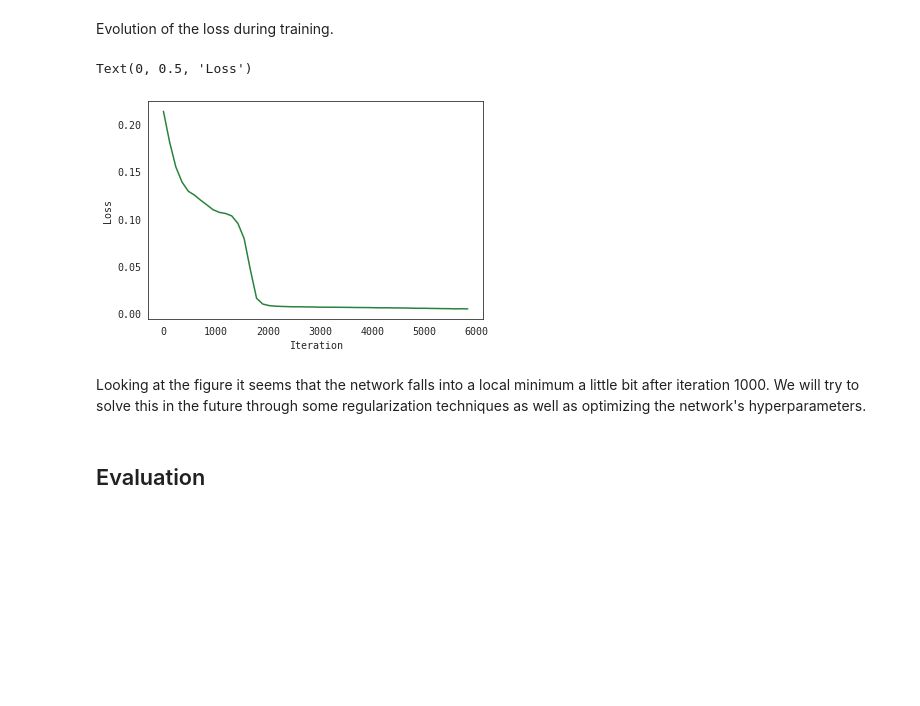
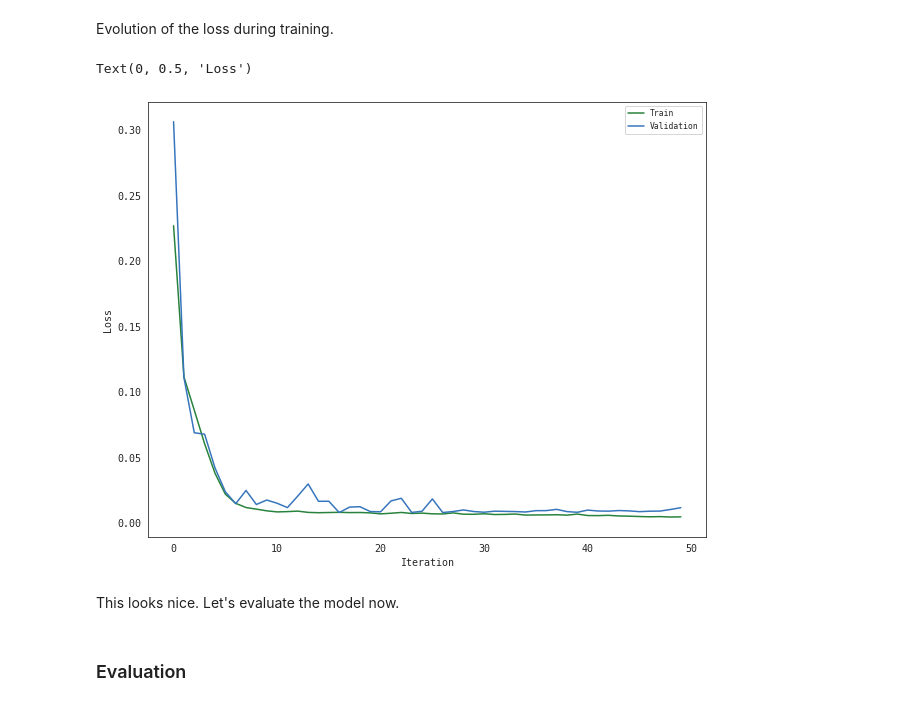
Before and after one commit to nmarceloromero/ML_Playground, a Jupyter notebook: Disaster_Tweets_BERT_MLP.ipynb, the cells around one changed output. Cells and saved outputs as stored; diff of their text form; code cells hidden in the pictures; blank space fills up the shorter version.

```diff
--- a/Disaster_Tweets_BERT_MLP.ipynb
+++ b/Disaster_Tweets_BERT_MLP.ipynb
@@ -369,11 +426,11 @@ def train(model, optimizer, criterion, dataloader, epoch):
 BATCH_SIZE    = 64      # Batch size.
 EPOCHS        = 50      # Epochs.
 LEARNING_RATE = 0.0005  # Learning rate.
-DROPOUT       = 0.3     # Dropout.
+DROPOUT       = 0.5     # Dropout.
 L2_LAMBDA     = 1e-4    # Lambda for L2 Regularization.
 
 # Model config.
 INPUT_SIZE  = 768 # The size of the BERT features.
 OUTPUT_SIZE = 1   # Binary classification, so the output is only one element.
-num_units = [[INPUT_SIZE, 512], [512, 256], [256, OUTPUT_SIZE]]
-activations = ['relu', 'relu', 'sigmoid']
+num_units = [[INPUT_SIZE, 512], [512, 256], [256, 128], [128, OUTPUT_SIZE]]
+activations = ['relu', 'relu', 'relu', 'sigmoid']
@@ -395,18 +440,25 @@ model = Classifier(num_units=num_units, activations=activations).to(device)
 # %% [markdown]
 ### Main training loop
 # %%
+# Set up dataloaders.
+train_dataloader = DataLoader(train_dataset, batch_size=BATCH_SIZE)
+val_dataloader = DataLoader(val_dataset, batch_size=BATCH_SIZE)
+
 # Define loss function and optimizer.
 criterion = torch.nn.BCELoss()
 optimizer = torch.optim.Adam(model.parameters(), lr=LEARNING_RATE, weight_decay=L2_LAMBDA)
 
 # Train the network.
-losses_per_epoch = []
+train_losses_per_epoch = []
+val_losses_per_epoch   = []
 model.train()
 print('#' + '-' * 20 + ' TRAINING MODEL ' + '-' * 20 + '#')
 for epoch in range(1, EPOCHS + 1):
     print('EPOCH %d ' % epoch)
-    loss = train(model, optimizer, criterion, train_dataloader, epoch)
-    losses_per_epoch.append(loss)
+    train_loss = train(model, optimizer, criterion, train_dataloader, epoch)
+    val_loss   = get_model_loss(model, criterion, val_dataloader)
+    train_losses_per_epoch.append(train_loss)
+    val_losses_per_epoch.append(val_loss)
 # %% [output]
 #-------------------- TRAINING MODEL --------------------#
 EPOCH 1
@@ -428,27 +480,30 @@ EPOCH 50
 # %% [markdown]
 Evolution of the loss during training.
 # %%
-import matplotlib.pyplot as plt
+# Set up data to be plotted.
+epoch       = []
 all_losses  = []
-epoch = []
-loss_val = []
-for i in range(0, len(losses_per_epoch)):
-    # To plot all losses.
-    all_losses.extend(losses_per_epoch[i])
-    # To plot the average loss of each epoch.
-    epoch.append(i*len(losses_per_epoch[i]))
-    loss_val.append(np.mean(losses_per_epoch[i]))
-#plt.plot(all_losses)
-plt.plot(epoch, loss_val, "-")
+train_loss_values = []
+for i in range(0, len(train_losses_per_epoch)):
+    all_losses.extend(train_losses_per_epoch[i]) # To plot all losses.
+    epoch.append(i*len(train_losses_per_epoch[i])) # To plot the average loss of each epoch.
+    train_loss_values.append(np.mean(train_losses_per_epoch[i]))
+
+# Plot the figure.
+jeje = [i for i in range(0, len(val_losses_per_epoch))]
+plt.figure(figsize=(10,8))
+plt.plot(jeje, train_loss_values, color=greens[0], linestyle='-', label='Train')
+plt.plot(jeje, val_losses_per_epoch, color=blues[4], linestyle='-', label='Validation')
+plt.legend(fontsize=8)
 plt.xlabel("Iteration")
 plt.ylabel("Loss")
 # %% [output]
 Text(0, 0.5, 'Loss')
-[figure, old version]
+[figure, new version]
-# %% [markdown]
-Looking at the figure it seems that the network falls into a local minimum a little bit after iteration 1000. We will try to solve this in the future through some regularization techniques as well as optimizing the network's hyperparameters.
+# %% [markdown]
+This looks nice. Let's evaluate the model now.
 # %% [markdown]
-## Evaluation
+### Evaluation
 # %%
 # Function to forward the trained model and write report.
 def get_model_predictions(model, dataset):
```
Also changed, not shown: parts of 34 cells of this notebook, 1 other file.
